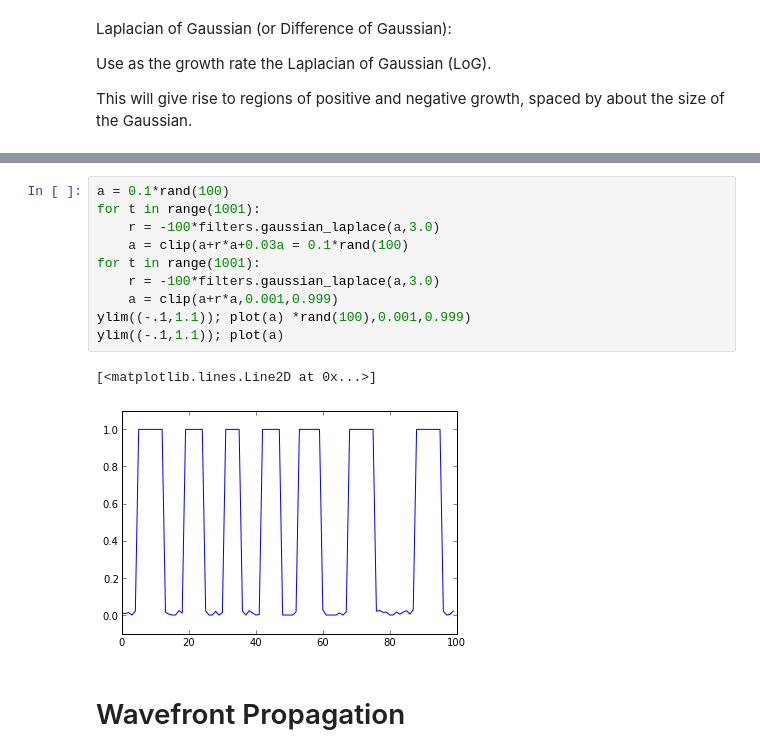
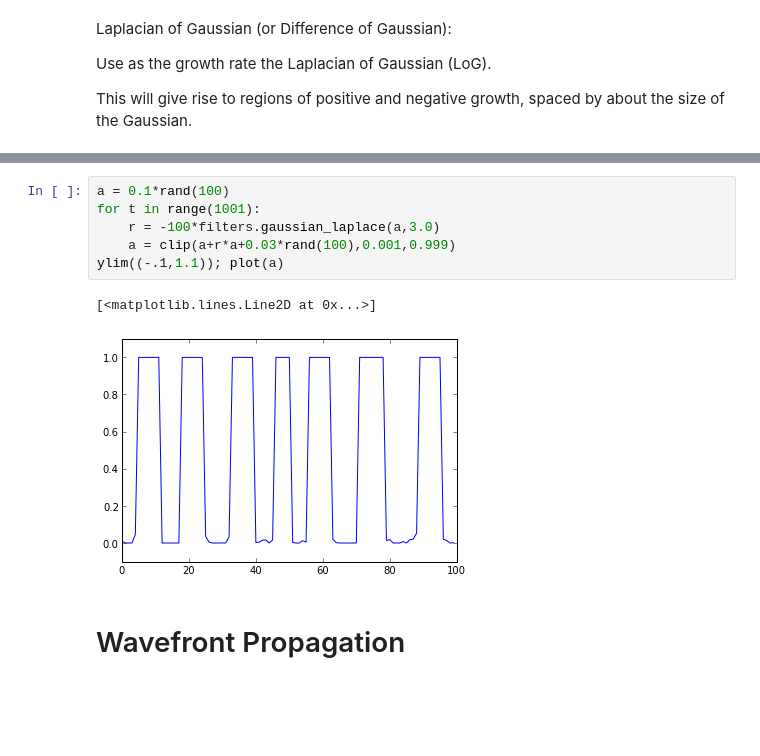
Before and after one commit to tmbdev-teaching/teaching-simso, a Jupyter notebook: 81-reaction-diffusion-motivation.ipynb, the cells around one changed output, grey strips where cells are left out. Drawn from its saved outputs; the diff is of its cells as text; blank space fills up the shorter version.

```diff
--- a/81-reaction-diffusion-motivation.ipynb
+++ b/81-reaction-diffusion-motivation.ipynb
@@ -79,16 +79,12 @@ ylim((-.1,1.1)); plot(a)
 # %%
 a = 0.1*rand(100)
 for t in range(1001):
     r = -100*filters.gaussian_laplace(a,3.0)
-    a = clip(a+r*a+0.03a = 0.1*rand(100)
-for t in range(1001):
-    r = -100*filters.gaussian_laplace(a,3.0)
-    a = clip(a+r*a,0.001,0.999)
-ylim((-.1,1.1)); plot(a) *rand(100),0.001,0.999)
+    a = clip(a+r*a+0.03*rand(100),0.001,0.999)
 ylim((-.1,1.1)); plot(a)
 # %% [output]
 [<matplotlib.lines.Line2D at 0x...>]
-[figure, old version]
+[figure, new version]
 # %% [markdown]
 # Wavefront Propagation
 # %%
```
Also changed, not shown: parts of 12 cells of this notebook.
